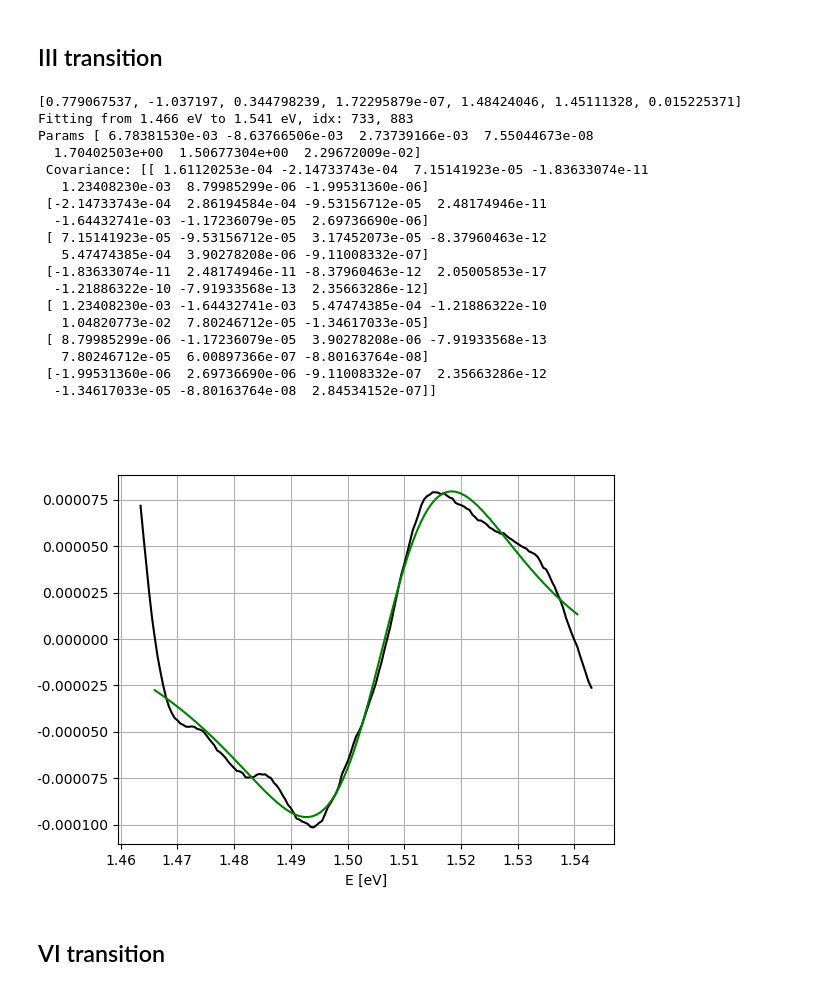
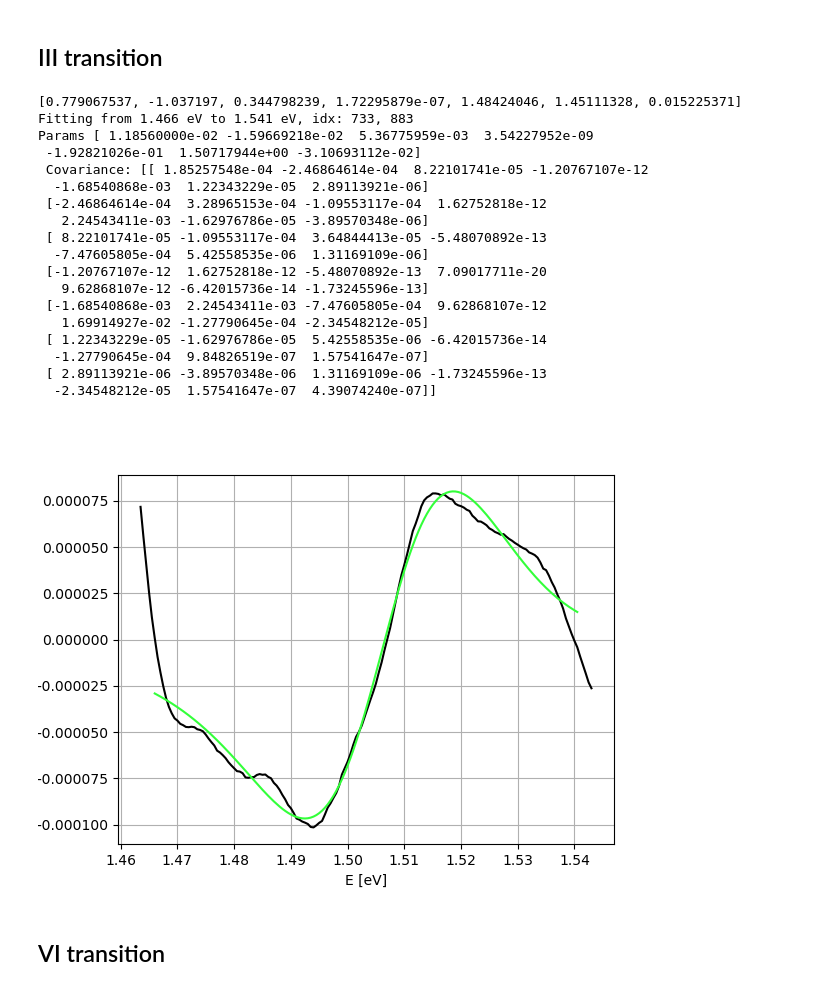
Before and after one commit to Jatsekku/pwr-spectroscopy-p2, a Jupyter notebook: spectro2.ipynb, the cells around one changed output. Drawn from its saved outputs; the diff is of its cells as text; code cells hidden in the pictures.

```diff
--- a/spectro2.ipynb
+++ b/spectro2.ipynb
@@ -235,7 +236,7 @@ Teacher advised me to use doubled fit function for the first transition.
 start_energy, stop_energy = 1.4150, 1.4400507
 
 # Fitting params
-n = 2
+n = 3
 params1 = [
     1.30246864e+00,  #A1
     -1.80140004e+00, #B1
@@ -270,14 +271,14 @@ y_fitted = fit_pr(x_fit, *params_final)
 
 plt.figure()
 plt.plot(x_contex, y_contex, color='black')
-plt.plot(x_fit, y_fitted, color='red')
+plt.plot(x_fit, y_fitted, color='#ff0000')
 plt.xlabel('E [eV]')
 plt.grid(True)
 plt.show()
 
 global_results_wr['T1'] = Result(
     name = 'PR WR I transition',
-    color = 'red',
+    color = '#ff0000',
     energy_start = start_energy,
     energy_idx_start = start_idx,
     energy_stop = stop_energy,
@@ -315,7 +316,7 @@ Params [ 3.32312815e+00 -4.62700830e+00  1.61034214e+00  1.10914547e-07
 start_energy, stop_energy = 1.4400507, 1.466
 
 # Fitting params
-n = 2
+n = 3
 params1 = [
     7.79067537e-01,  #A1
     -1.03719700e+00, #B1
@@ -345,14 +346,14 @@ y_fitted = fit_pr(x_fit, *params_final)
 
 plt.figure()
 plt.plot(x_contex, y_contex, color='black')
-plt.plot(x_fit, y_fitted, color='blue')
+plt.plot(x_fit, y_fitted, color='#ffff00')
 plt.xlabel('E [eV]')
 plt.grid(True)
 plt.show()
 
 global_results_wr['T2'] = Result(
     name = 'PR WR II transition',
-    color = 'green',
+    color = '#ffff00',
     energy_start = start_energy,
     energy_idx_start = start_idx,
     energy_stop = stop_energy,
@@ -391,16 +392,10 @@ Params [ 3.03332429e+00 -4.14810262e+00  1.41795846e+00  1.56575909e-07
 start_energy, stop_energy = 1.466, 1.541
 
 # Fitting params
-n = 2
+n = 3
 #          A1    B1    C1   D1      T1   E1    G1
 params1 = [
-    1.71904595e-02,  #A1
-    -2.12480727e-02, #B1
-    6.51766373e-03,  #C1
-    1.45073010e-07,  #D1
-    1.81176687e+00,  #T1
-    1.50783357e+00,  #E1
-    2.29672002e-02,  #G1
+0.00, 0.00, 0.0, 0.0002, 0.1, 0.00, 0.00
 ]
 
 # Single function used
@@ -415,52 +410,52 @@ print(f'Fitting from {start_energy} eV to {stop_energy} eV, idx: {start_idx}, {s
 x_fit, y_fit = energy_wr[start_idx:stop_idx], y_wr[start_idx:stop_idx]
 x_contex = energy_wr[(start_idx - margin_idx):(stop_idx + margin_idx)]
 y_contex = y_wr[(start_idx - margin_idx):(stop_idx + margin_idx)]
 initial_guess = params1
 params_final, covariance = curve_fit(fit_pr, x_fit, y_fit, p0=initial_guess, maxfev=100000)
 print(f'Params {params_final}\n Covariance: {covariance}')
 y_fitted = fit_pr(x_fit, *params_final)
 
 plt.figure()
 plt.plot(x_contex, y_contex, color='black')
-plt.plot(x_fit, y_fitted, color='green')
+plt.plot(x_fit, y_fitted, color='#33ff3a')
 plt.xlabel('E [eV]')
 plt.grid(True)
 plt.show()
 
 global_results_wr['T3'] = Result(
     name = 'PR WR III transition',
-    color = 'blue',
+    color = '#33ff3a',
     energy_start = start_energy,
     energy_idx_start = start_idx,
     energy_stop = stop_energy,
     energy_idx_stop = stop_idx,
     sd = 1,
     n = n,
     fitted_params = fit_pr1_to_dict(params_final),
     covariance = covariance,
     y_fitted = y_fitted,
     x_fit = x_fit
 )
 # %% [output]
 [0.779067537, -1.037197, 0.344798239, 1.72295879e-07, 1.48424046, 1.45111328, 0.015225371]
 Fitting from 1.466 eV to 1.541 eV, idx: 733, 883
-Params [ 6.78381530e-03 -8.63766506e-03  2.73739166e-03  7.55044673e-08
-  1.70402503e+00  1.50677304e+00  2.29672009e-02]
- Covariance: [[ 1.61120253e-04 -2.14733743e-04  7.15141923e-05 -1.83633074e-11
-   1.23408230e-03  8.79985299e-06 -1.99531360e-06]
- [-2.14733743e-04  2.86194584e-04 -9.53156712e-05  2.48174946e-11
-  -1.64432741e-03 -1.17236079e-05  2.69736690e-06]
- [ 7.15141923e-05 -9.53156712e-05  3.17452073e-05 -8.37960463e-12
-   5.47474385e-04  3.90278208e-06 -9.11008332e-07]
- [-1.83633074e-11  2.48174946e-11 -8.37960463e-12  2.05005853e-17
-  -1.21886322e-10 -7.91933568e-13  2.35663286e-12]
- [ 1.23408230e-03 -1.64432741e-03  5.47474385e-04 -1.21886322e-10
-   1.04820773e-02  7.80246712e-05 -1.34617033e-05]
- [ 8.79985299e-06 -1.17236079e-05  3.90278208e-06 -7.91933568e-13
-   7.80246712e-05  6.00897366e-07 -8.80163764e-08]
- [-1.99531360e-06  2.69736690e-06 -9.11008332e-07  2.35663286e-12
-  -1.34617033e-05 -8.80163764e-08  2.84534152e-07]]
+Params [ 1.18560000e-02 -1.59669218e-02  5.36775959e-03  3.54227952e-09
+ -1.92821026e-01  1.50717944e+00 -3.10693112e-02]
+ Covariance: [[ 1.85257548e-04 -2.46864614e-04  8.22101741e-05 -1.20767107e-12
+  -1.68540868e-03  1.22343229e-05  2.89113921e-06]
+ [-2.46864614e-04  3.28965153e-04 -1.09553117e-04  1.62752818e-12
+   2.24543411e-03 -1.62976786e-05 -3.89570348e-06]
+ [ 8.22101741e-05 -1.09553117e-04  3.64844413e-05 -5.48070892e-13
+  -7.47605805e-04  5.42558535e-06  1.31169109e-06]
+ [-1.20767107e-12  1.62752818e-12 -5.48070892e-13  7.09017711e-20
+   9.62868107e-12 -6.42015736e-14 -1.73245596e-13]
+ [-1.68540868e-03  2.24543411e-03 -7.47605805e-04  9.62868107e-12
+   1.69914927e-02 -1.27790645e-04 -2.34548212e-05]
+ [ 1.22343229e-05 -1.62976786e-05  5.42558535e-06 -6.42015736e-14
+  -1.27790645e-04  9.84826519e-07  1.57541647e-07]
+ [ 2.89113921e-06 -3.89570348e-06  1.31169109e-06 -1.73245596e-13
+  -2.34548212e-05  1.57541647e-07  4.39074240e-07]]
-[figure, old version]
+[figure, new version]
 # %% [markdown]
 ## VI transition
 # %%
```
Also changed, not shown: parts of 22 cells of this notebook.
